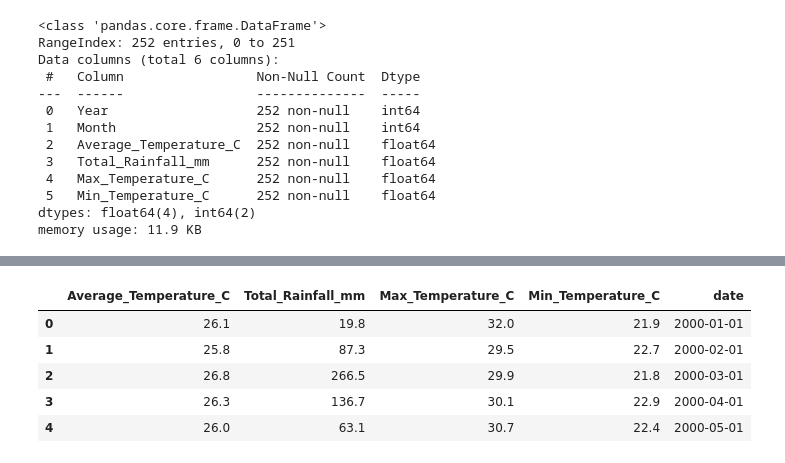
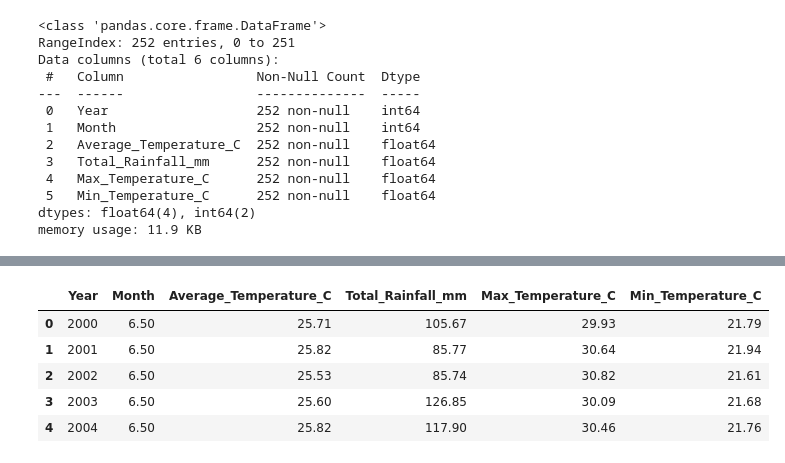
Before and after one commit to Omdena-CBP-Tanzania/capstone-project-twiga2, a Jupyter notebook: ClimateChangeAnalysis_TZ.ipynb, the cells around one changed output, grey strips where cells are left out. Saved outputs shown, nothing was run; the diff lists cells and outputs as text; code cells hidden in the pictures.

```diff
--- a/ClimateChangeAnalysis_TZ.ipynb
+++ b/ClimateChangeAnalysis_TZ.ipynb
@@ -65,0 +72,3 @@ climatedf['date']= pd.to_datetime(climatedf[['Year', 'Month']].assign(day=1))
+# %%
+# Set display format for float numbers
+pd.options.display.float_format = '{:.2f}'.format
@@ -65,0 +87,3 @@ climatedf['date']= pd.to_datetime(climatedf[['Year', 'Month']].assign(day=1))
+# %%
+# Reset display format to default
+pd.reset_option('display.float_format')
@@ -92,11 +123,13 @@ memory usage: 13.9 KB
-# %%
-climatedf.drop(['Year','Month'], axis=1, inplace=True)
+# %%
+# group by annual averages temperature and rainfall
+
+annual_trend = climatedf.groupby("Year").mean().reset_index()
 # %%
-climatedf.head()
+annual_trend.head()
 # %% [output]
-|  | Average_Temperature_C | Total_Rainfall_mm | Max_Temperature_C | Min_Temperature_C | date |
-| 0 | 26.1 | 19.8 | 32.0 | 21.9 | 2000-01-01 |
-| 1 | 25.8 | 87.3 | 29.5 | 22.7 | 2000-02-01 |
-| 2 | 26.8 | 266.5 | 29.9 | 21.8 | 2000-03-01 |
-| 3 | 26.3 | 136.7 | 30.1 | 22.9 | 2000-04-01 |
-| 4 | 26.0 | 63.1 | 30.7 | 22.4 | 2000-05-01 |
+|  | Year | Month | Average_Temperature_C | Total_Rainfall_mm | Max_Temperature_C | Min_Temperature_C |
+| 0 | 2000 | 6.50 | 25.71 | 105.67 | 29.93 | 21.79 |
+| 1 | 2001 | 6.50 | 25.82 | 85.77 | 30.64 | 21.94 |
+| 2 | 2002 | 6.50 | 25.53 | 85.74 | 30.82 | 21.61 |
+| 3 | 2003 | 6.50 | 25.60 | 126.85 | 30.09 | 21.68 |
+| 4 | 2004 | 6.50 | 25.82 | 117.90 | 30.46 | 21.76 |
```
Also changed, not shown: parts of 17 cells of this notebook.
